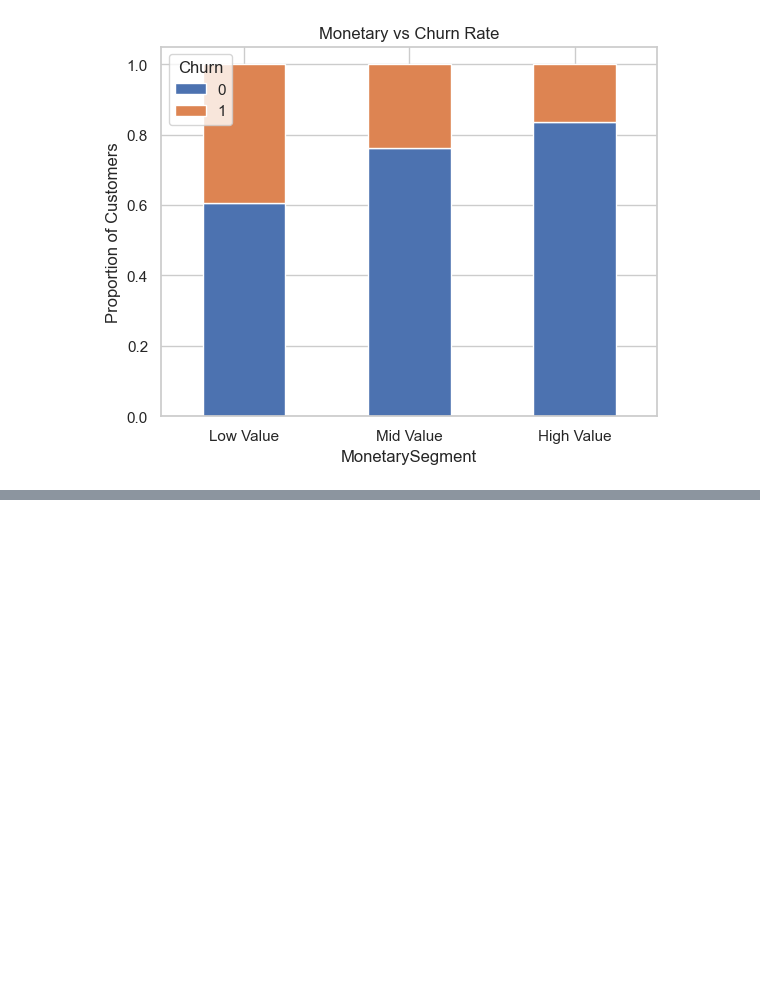
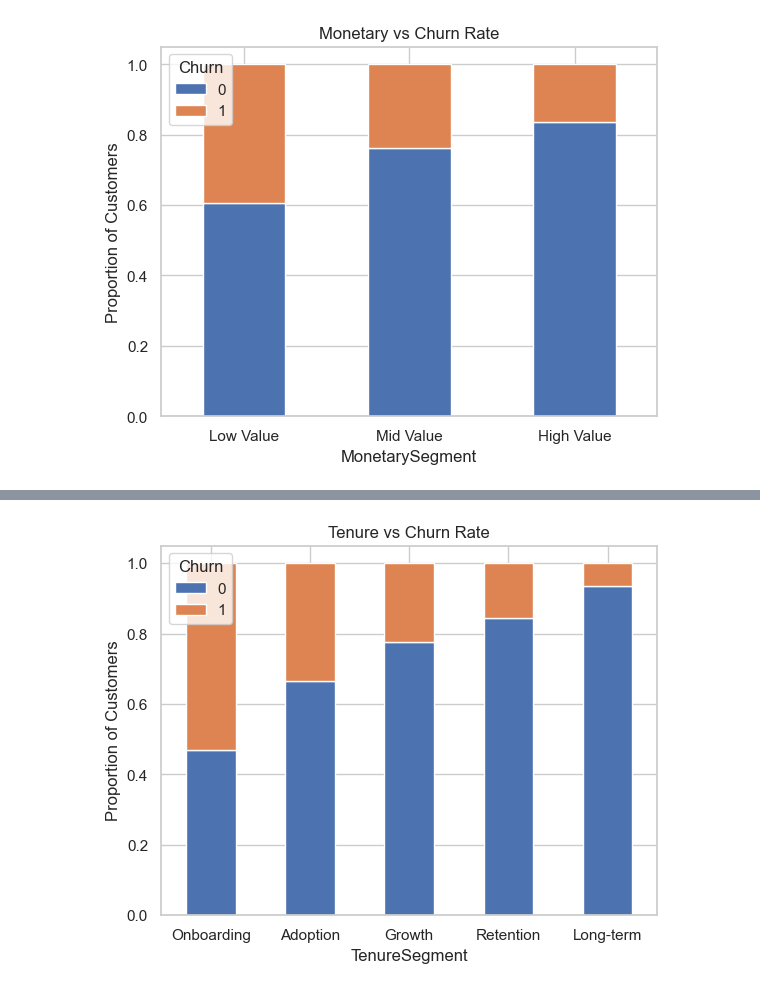
Before and after one commit to busraauz/ai-journey-bootcamp, a Jupyter notebook: week1/day7-telco-customer/notebook.ipynb, the cells around one changed output, grey strips where cells are left out. Cells and saved outputs as stored; diff of their text form; code cells hidden in the pictures; blank space fills up the shorter version.

```diff
--- a/week1/day7-telco-customer/notebook.ipynb
+++ b/week1/day7-telco-customer/notebook.ipynb
@@ -257,0 +264,18 @@ plt.show()
+# %%
+tenure_segment = df.copy()
+tenure_segment["TenureSegment"] = pd.qcut(
+    tenure_segment["tenure"],
+    q=5,
+    labels=["Onboarding", "Adoption", "Growth", "Retention", "Long-term"]
+
+)
+
+tenure_segment = tenure_segment.groupby("TenureSegment", observed=False)["Churn"].value_counts(normalize=True).unstack(fill_value=0)
+tenure_segment.plot(kind="bar", stacked=True)
+
+plt.title("Tenure vs Churn Rate")
+plt.ylabel('Proportion of Customers')
+plt.xticks(rotation=360)
+plt.show()
+# %% [output]
+[figure, added]
```
Also changed, not shown: parts of 16 cells of this notebook.
